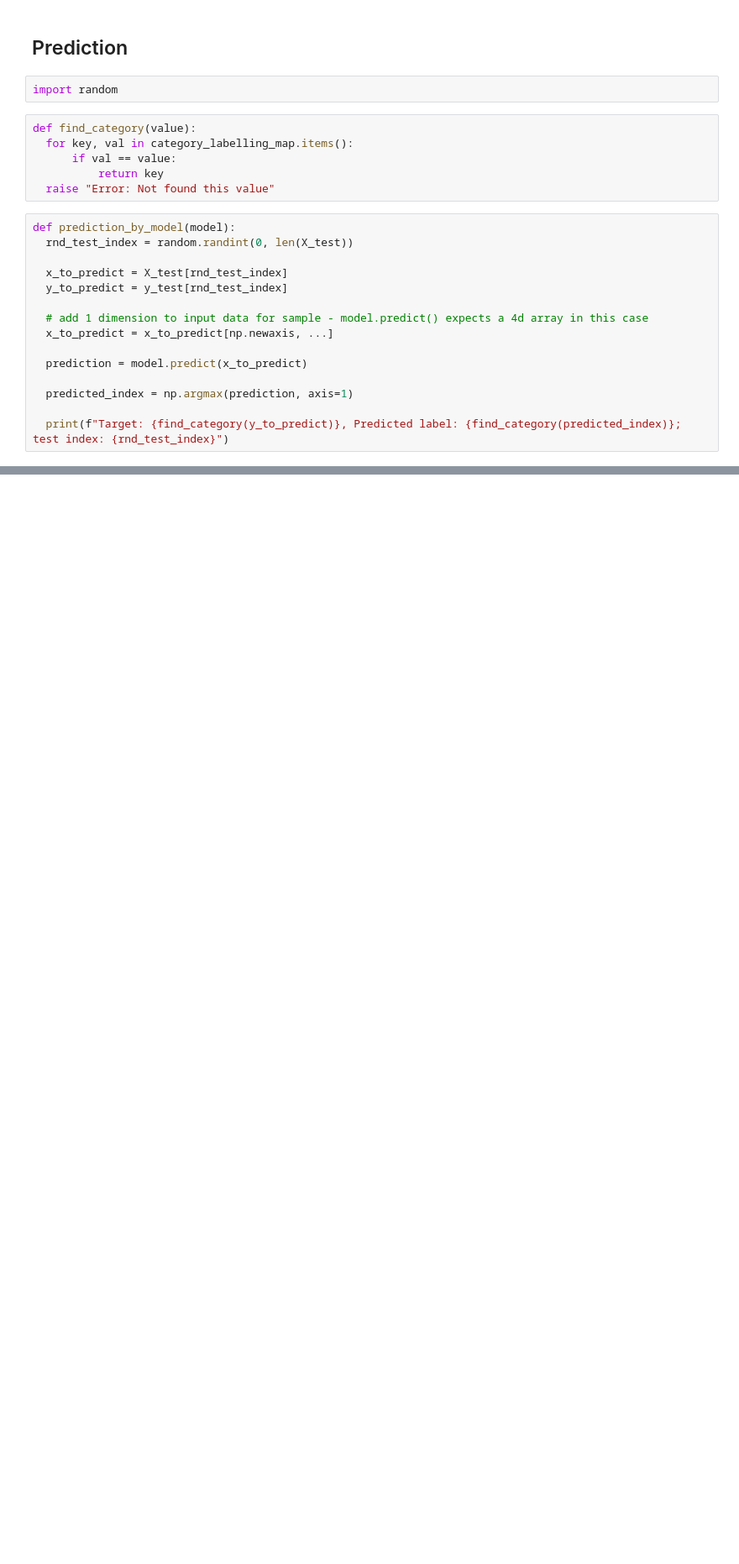
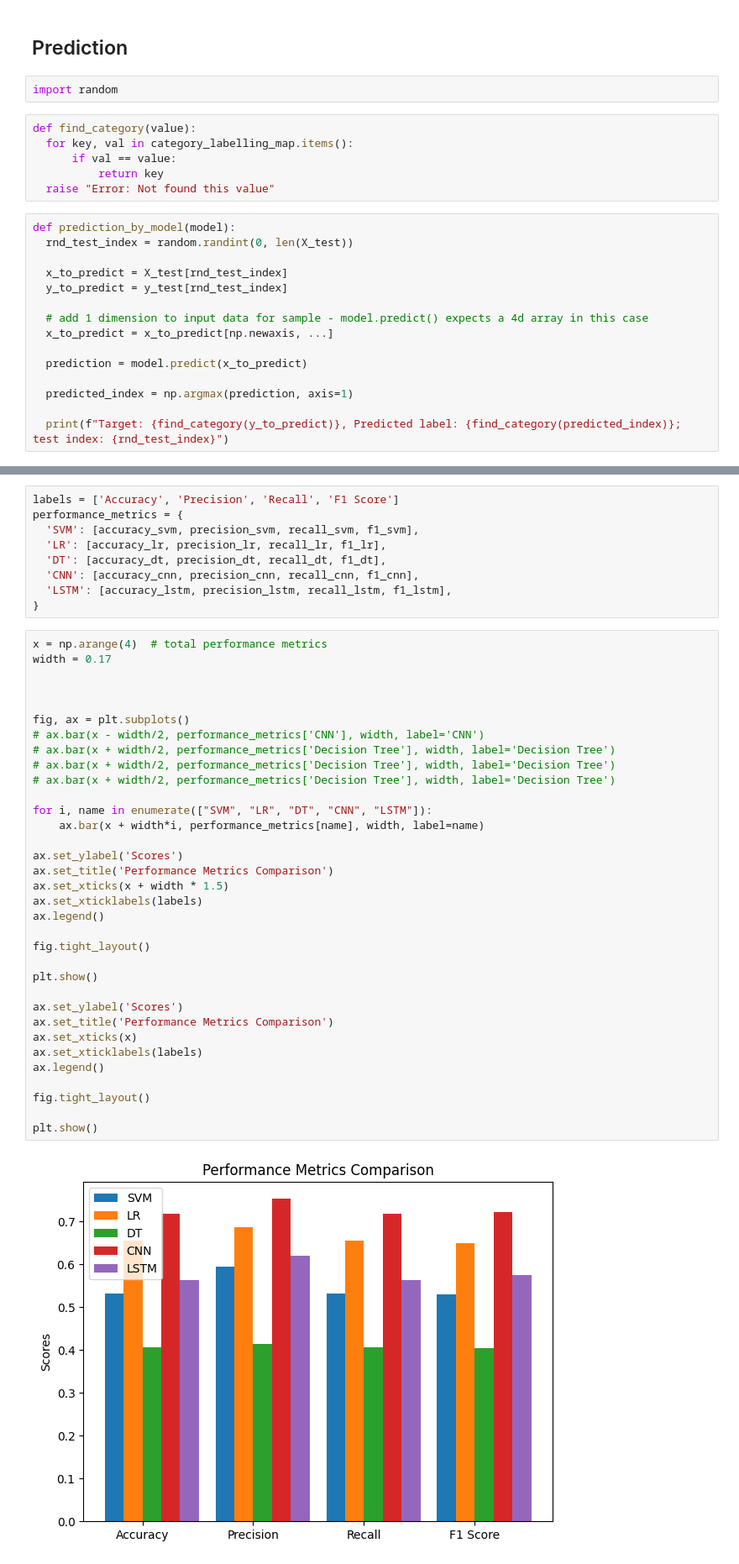
Before and after one commit to wall-e-08/msc-group-project, a Jupyter notebook: audio_classifier.ipynb, the cells around one changed output, grey strips where cells are left out. Shown: that part at 84% size. Saved outputs shown, nothing was run; the diff lists cells and outputs as text; blank space fills up the shorter version.

Commit message:
performance metrics

```diff
--- a/audio_classifier.ipynb
+++ b/audio_classifier.ipynb
@@ -408,0 +520,45 @@ from sklearn.metrics import accuracy_score, precision_score, recall_score, f1_sc
+# %%
+labels = ['Accuracy', 'Precision', 'Recall', 'F1 Score']
+performance_metrics = {
+  'SVM': [accuracy_svm, precision_svm, recall_svm, f1_svm],
+  'LR': [accuracy_lr, precision_lr, recall_lr, f1_lr],
+  'DT': [accuracy_dt, precision_dt, recall_dt, f1_dt],
+  'CNN': [accuracy_cnn, precision_cnn, recall_cnn, f1_cnn],
+  'LSTM': [accuracy_lstm, precision_lstm, recall_lstm, f1_lstm],
+}
+# %%
+x = np.arange(4)  # total performance metrics
+width = 0.17
+
+
+
+fig, ax = plt.subplots()
+# ax.bar(x - width/2, performance_metrics['CNN'], width, label='CNN')
+# ax.bar(x + width/2, performance_metrics['Decision Tree'], width, label='Decision Tree')
+# ax.bar(x + width/2, performance_metrics['Decision Tree'], width, label='Decision Tree')
+# ax.bar(x + width/2, performance_metrics['Decision Tree'], width, label='Decision Tree')
+
+for i, name in enumerate(["SVM", "LR", "DT", "CNN", "LSTM"]):
+    ax.bar(x + width*i, performance_metrics[name], width, label=name)
+
+ax.set_ylabel('Scores')
+ax.set_title('Performance Metrics Comparison')
+ax.set_xticks(x + width * 1.5)
+ax.set_xticklabels(labels)
+ax.legend()
+
+fig.tight_layout()
+
+plt.show()
+
+ax.set_ylabel('Scores')
+ax.set_title('Performance Metrics Comparison')
+ax.set_xticks(x)
+ax.set_xticklabels(labels)
+ax.legend()
+
+fig.tight_layout()
+
+plt.show()
+# %% [output]
+[figure, added]
```
Also changed, not shown: parts of 27 cells of this notebook.
